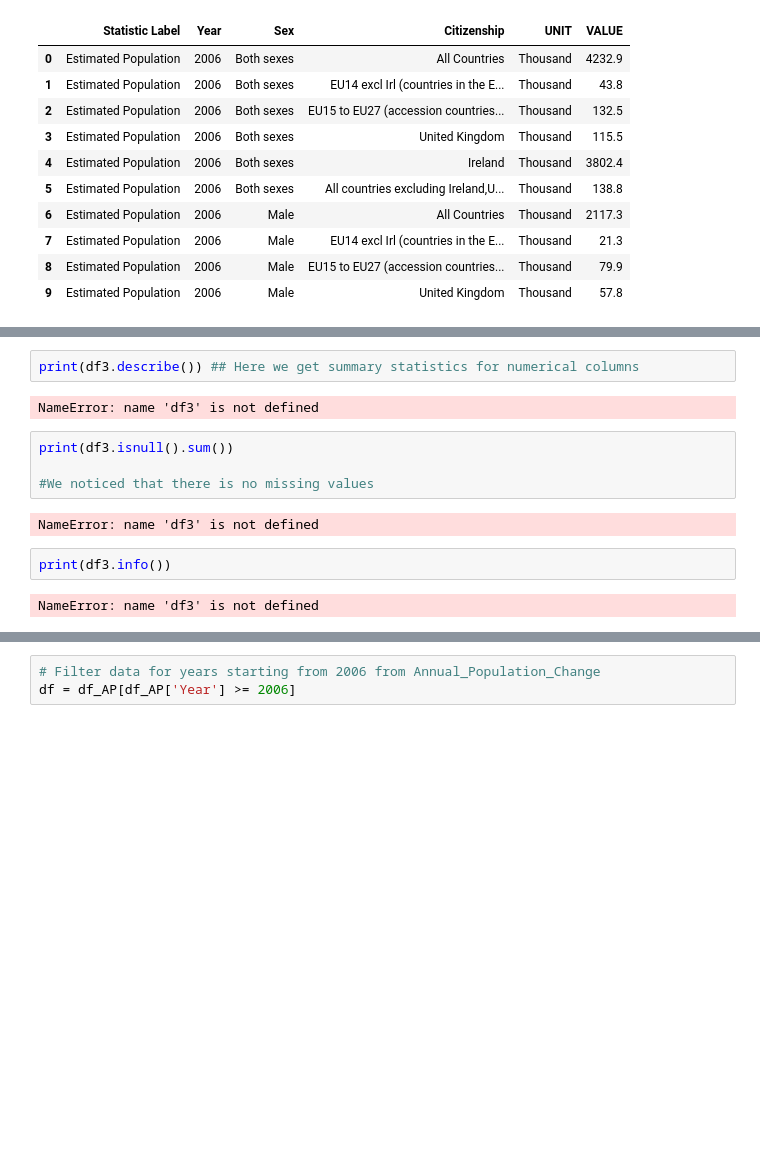
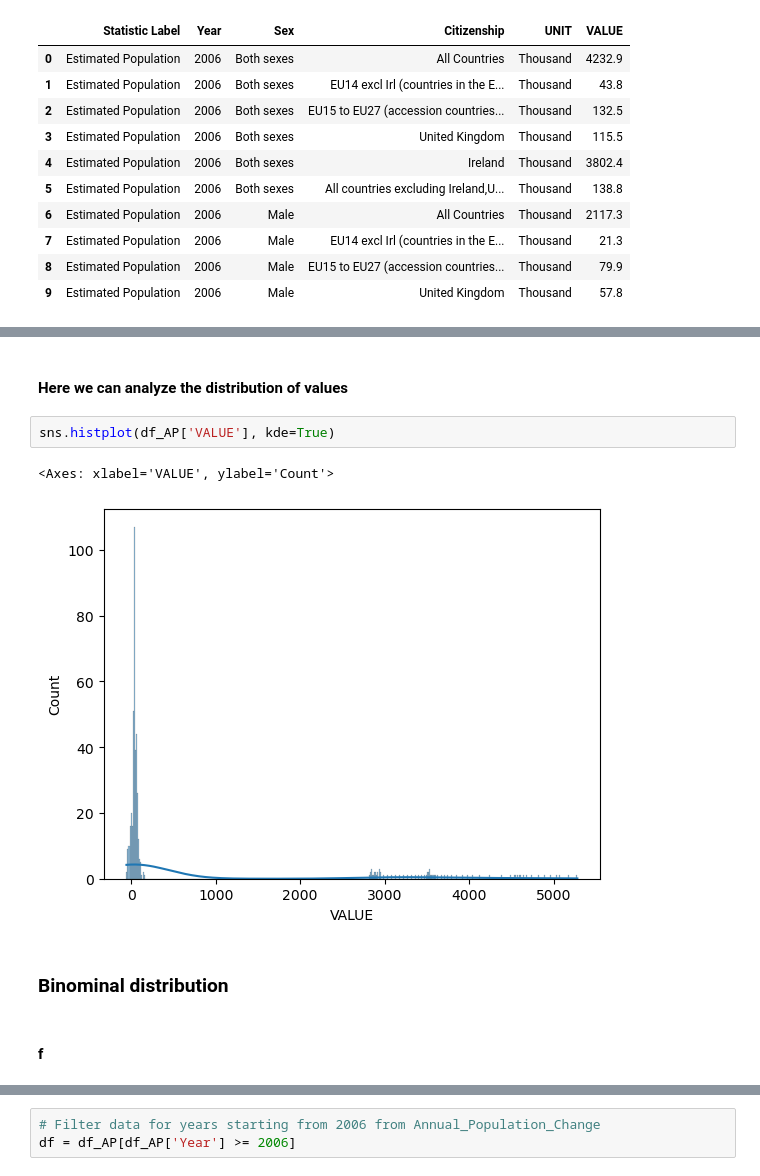
Before and after one commit to CCT2017156/MSC_DA__CA1, a Jupyter notebook: CA1-20171256.ipynb, the cells around one changed output, grey strips where cells are left out. Drawn from its saved outputs; the diff is of its cells as text; blank space fills up the shorter version.

Commit message:
7 Binominal

```diff
--- a/CA1-20171256.ipynb
+++ b/CA1-20171256.ipynb
@@ -171,14 +202,11 @@ df2_EP.head(10) #First 10 rows
+# %% [markdown]
+#### Here we can analyze the distribution of values
 # %%
-print(df3.describe()) ## Here we get summary statistics for numerical columns
+sns.histplot(df_AP['VALUE'], kde=True)
 # %% [output]
-NameError: name 'df3' is not defined
+<Axes: xlabel='VALUE', ylabel='Count'>
+[figure, added]
-# %%
-print(df3.isnull().sum())
-
-#We noticed that there is no missing values
-# %% [output]
-NameError: name 'df3' is not defined
-# %%
-print(df3.info())
-# %% [output]
-NameError: name 'df3' is not defined
+# %% [markdown]
+### Binominal distribution
+# %% [markdown]
+#### f
```
Also changed, not shown: parts of 30 cells of this notebook.
